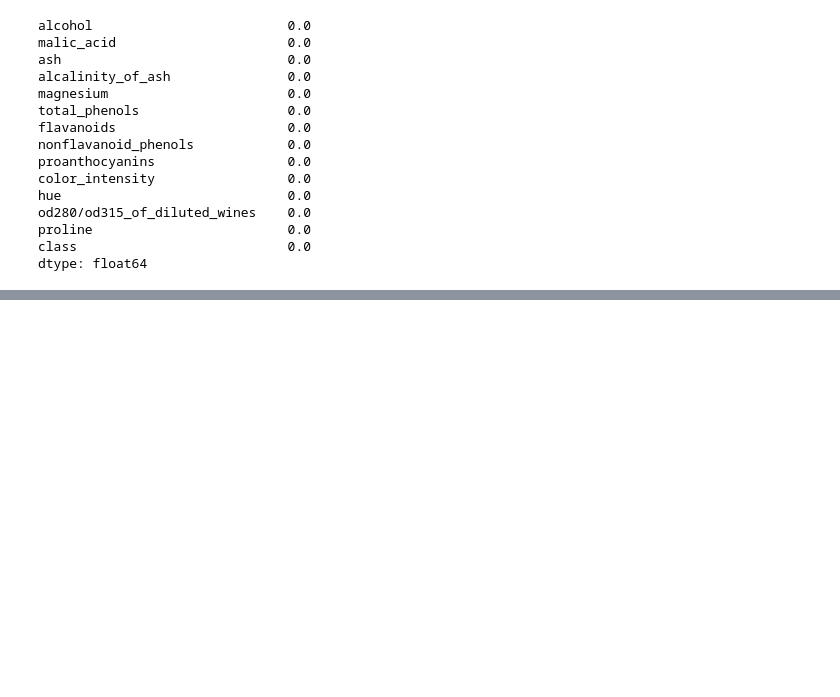
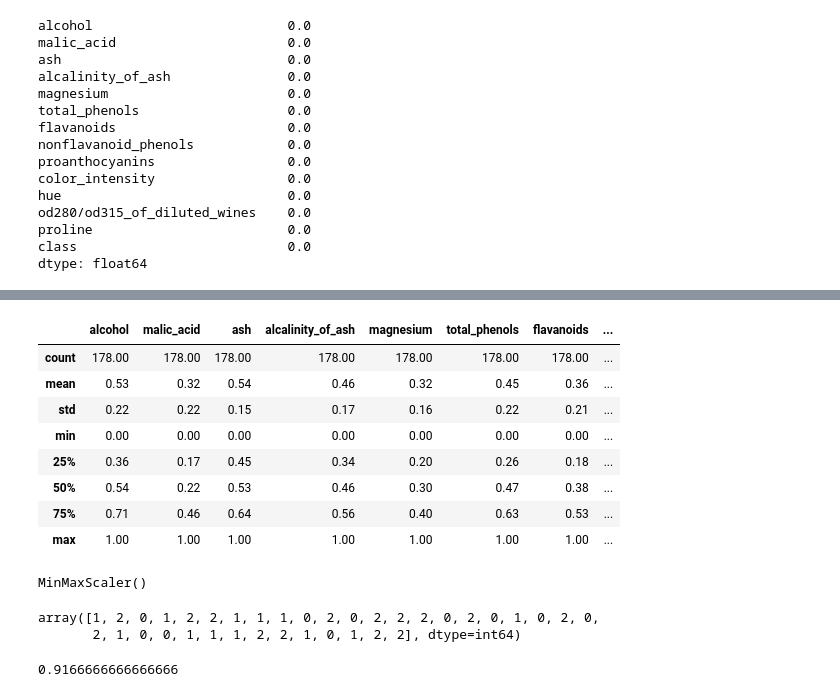
Before and after one commit to ash-hun/my_nlp_research, a Jupyter notebook: 2. Must Have Top10 Algorithm in ML/03 KNN/predict_wine.ipynb, the cells around one changed output, grey strips where cells are left out. Drawn from its saved outputs; the diff is of its cells as text; code cells hidden in the pictures; blank space fills up the shorter version.

```diff
--- a/2. Must Have Top10 Algorithm in ML/03 KNN/predict_wine.ipynb
+++ b/2. Must Have Top10 Algorithm in ML/03 KNN/predict_wine.ipynb
@@ -184,0 +215,16 @@ st_scaler.fit(data) # 학습
+# %%
+# Min-Max Scaling
+mm_scaler = MinMaxScaler()
+mm_scaled = mm_scaler.fit_transform(data)
+mm_scaled = pd.DataFrame(mm_scaled, columns=data.columns)
+round(mm_scaled.describe(), 2)
+# %% [output]
+|  | alcohol | malic_acid | ash | alcalinity_of_ash | magnesium | total_phenols | flavanoids | ... |
+| count | 178.00 | 178.00 | 178.00 | 178.00 | 178.00 | 178.00 | 178.00 | ... |
+| mean | 0.53 | 0.32 | 0.54 | 0.46 | 0.32 | 0.45 | 0.36 | ... |
+| std | 0.22 | 0.22 | 0.15 | 0.17 | 0.16 | 0.22 | 0.21 | ... |
+| min | 0.00 | 0.00 | 0.00 | 0.00 | 0.00 | 0.00 | 0.00 | ... |
+| 25% | 0.36 | 0.17 | 0.45 | 0.34 | 0.20 | 0.26 | 0.18 | ... |
+| 50% | 0.54 | 0.22 | 0.53 | 0.46 | 0.30 | 0.47 | 0.38 | ... |
+| 75% | 0.71 | 0.46 | 0.64 | 0.56 | 0.40 | 0.63 | 0.53 | ... |
+| max | 1.00 | 1.00 | 1.00 | 1.00 | 1.00 | 1.00 | 1.00 | ... |
@@ -184,0 +235,5 @@ st_scaler.fit(data) # 학습
+# %%
+mmScaler = MinMaxScaler()
+mmScaler.fit(X_train)
+# %% [output]
+MinMaxScaler()
@@ -184,0 +243,15 @@ st_scaler.fit(data) # 학습
+# %%
+from sklearn.neighbors import KNeighborsClassifier
+
+knn = KNeighborsClassifier(n_neighbors=7) # KNN 모델 객체 생성
+knn.fit(X_train_scaled, y_train) # 학습
+pred = knn.predict(X_test_scaled) # 예측
+pred
+# %% [output]
+array([1, 2, 0, 1, 2, 2, 1, 1, 1, 0, 2, 0, 2, 2, 2, 0, 2, 0, 1, 0, 2, 0,
+       2, 1, 0, 0, 1, 1, 1, 2, 2, 1, 0, 1, 2, 2], dtype=int64)
+# %%
+from sklearn.metrics import accuracy_score
+accuracy_score(y_test, pred)
+# %% [output]
+0.9166666666666666
```
Also changed, not shown: parts of 7 cells of this notebook.
